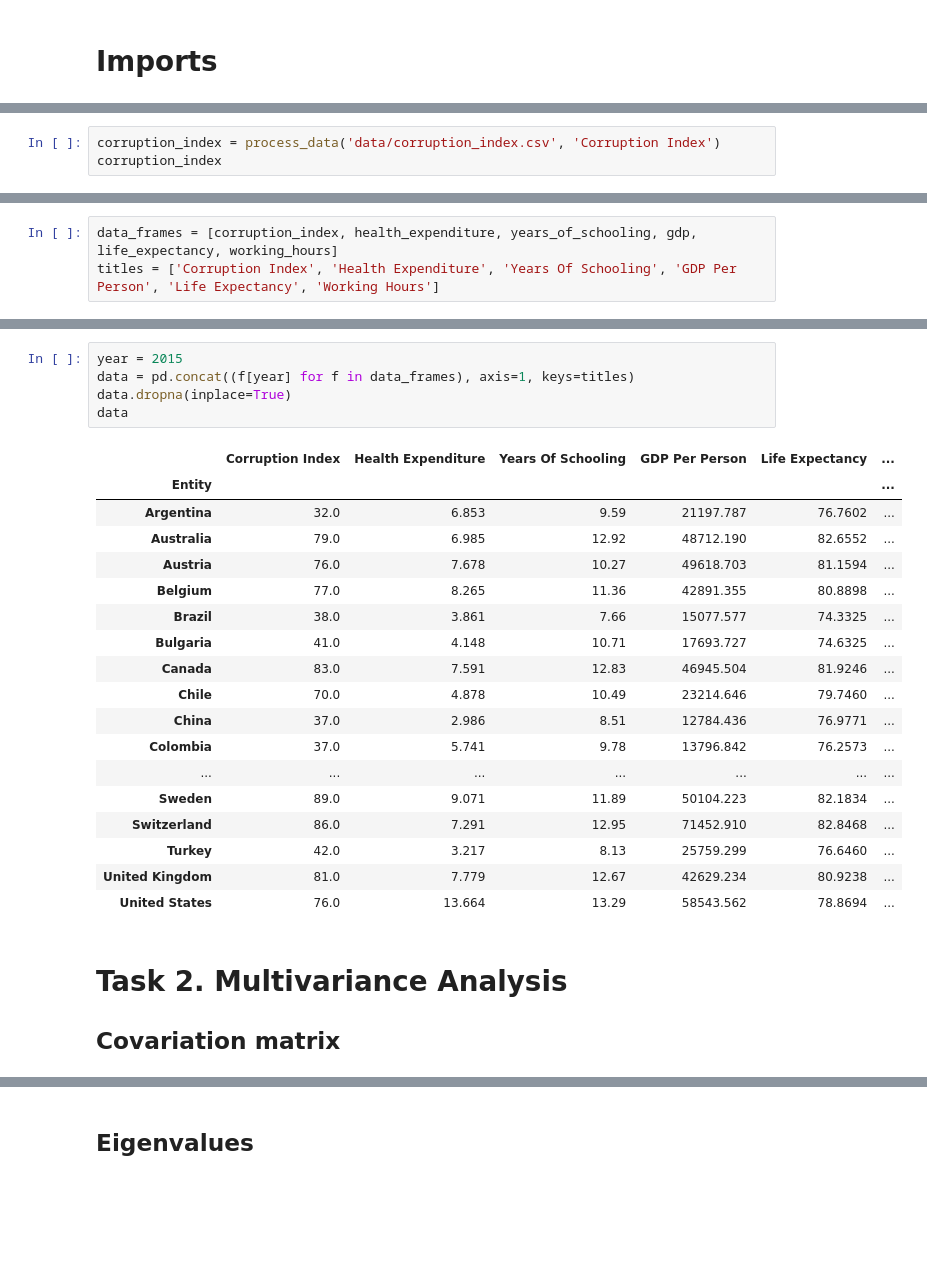
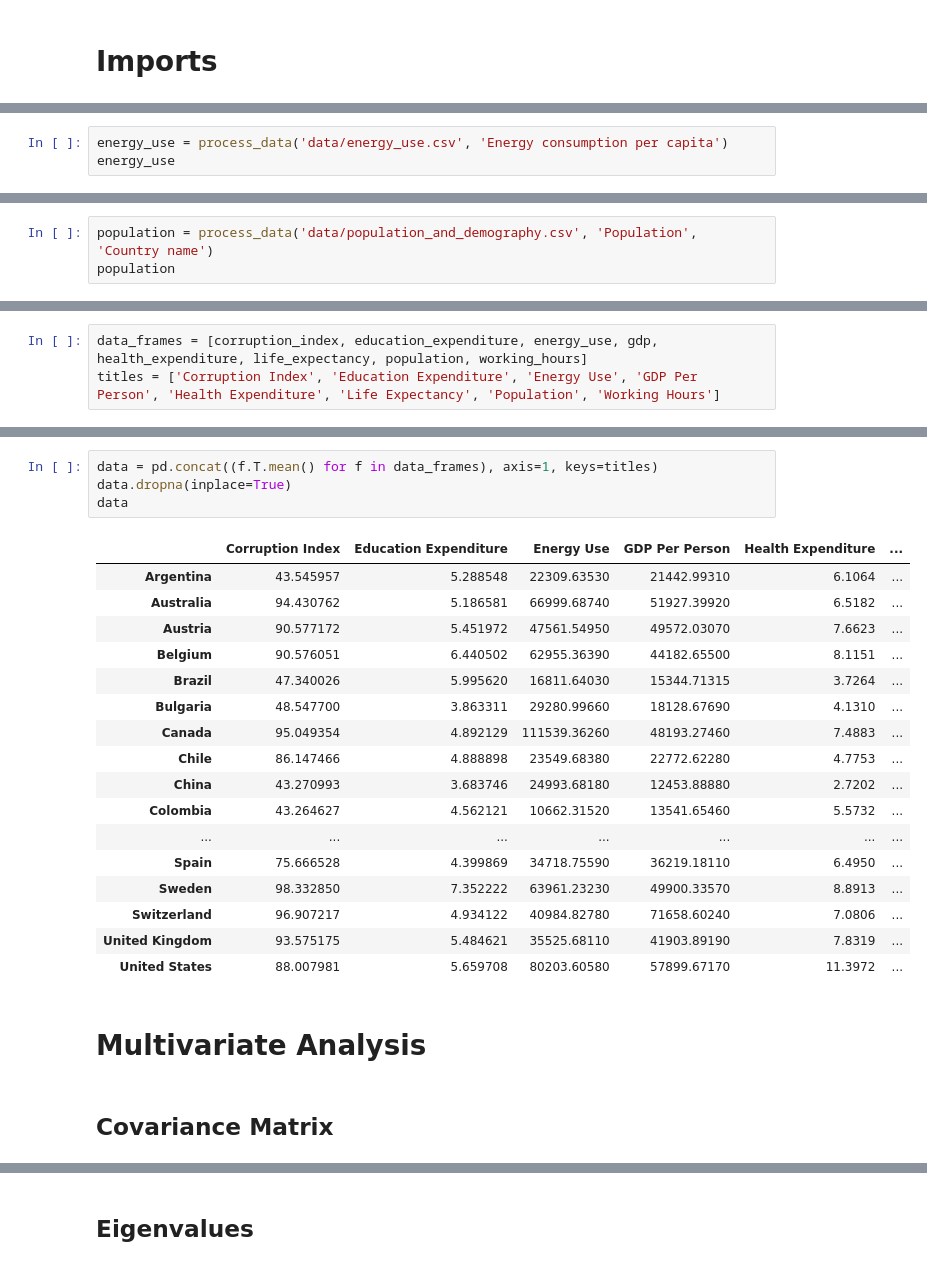
Before and after one commit to KurinAlex/DSProject, a Jupyter notebook: main.ipynb, the cells around one changed output, grey strips where cells are left out. Saved outputs shown, nothing was run; the diff lists cells and outputs as text; blank space fills up the shorter version.

```diff
--- a/main.ipynb
+++ b/main.ipynb
@@ -21,0 +116,3 @@ def process_data(file_name: str, value_column: str) -> pd.DataFrame:
+# %%
+energy_use = process_data('data/energy_use.csv', 'Energy consumption per capita')
+energy_use
@@ -99,3 +191,0 @@ years_of_schooling
-# %%
-corruption_index = process_data('data/corruption_index.csv', 'Corruption Index')
-corruption_index
@@ -116,0 +192,3 @@ corruption_index
+# %%
+population = process_data('data/population_and_demography.csv', 'Population', 'Country name')
+population
@@ -137,4 +230,4 @@ working_hours
 # %%
-data_frames = [corruption_index, health_expenditure, years_of_schooling, gdp, life_expectancy, working_hours]
-titles = ['Corruption Index', 'Health Expenditure', 'Years Of Schooling', 'GDP Per Person', 'Life Expectancy', 'Working Hours']
+data_frames = [corruption_index, education_expenditure, energy_use, gdp, health_expenditure, life_expectancy, population, working_hours]
+titles = ['Corruption Index', 'Education Expenditure', 'Energy Use', 'GDP Per Person', 'Health Expenditure', 'Life Expectancy', 'Population', 'Working Hours']
 # %% [markdown]
@@ -163,31 +264,29 @@ for r in range(rows):
 # %%
-year = 2015
-data = pd.concat((f[year] for f in data_frames), axis=1, keys=titles)
+data = pd.concat((f.T.mean() for f in data_frames), axis=1, keys=titles)
 data.dropna(inplace=True)
 data
 # %% [output]
-|  | Corruption Index | Health Expenditure | Years Of Schooling | GDP Per Person | Life Expectancy | ... |
-| Entity |  |  |  |  |  | ... |
-| Argentina | 32.0 | 6.853 | 9.59 | 21197.787 | 76.7602 | ... |
-| Australia | 79.0 | 6.985 | 12.92 | 48712.190 | 82.6552 | ... |
-| Austria | 76.0 | 7.678 | 10.27 | 49618.703 | 81.1594 | ... |
-| Belgium | 77.0 | 8.265 | 11.36 | 42891.355 | 80.8898 | ... |
-| Brazil | 38.0 | 3.861 | 7.66 | 15077.577 | 74.3325 | ... |
-| Bulgaria | 41.0 | 4.148 | 10.71 | 17693.727 | 74.6325 | ... |
-| Canada | 83.0 | 7.591 | 12.83 | 46945.504 | 81.9246 | ... |
-| Chile | 70.0 | 4.878 | 10.49 | 23214.646 | 79.7460 | ... |
-| China | 37.0 | 2.986 | 8.51 | 12784.436 | 76.9771 | ... |
-| Colombia | 37.0 | 5.741 | 9.78 | 13796.842 | 76.2573 | ... |
+|  | Corruption Index | Education Expenditure | Energy Use | GDP Per Person | Health Expenditure | ... |
+| Argentina | 43.545957 | 5.288548 | 22309.63530 | 21442.99310 | 6.1064 | ... |
+| Australia | 94.430762 | 5.186581 | 66999.68740 | 51927.39920 | 6.5182 | ... |
+| Austria | 90.577172 | 5.451972 | 47561.54950 | 49572.03070 | 7.6623 | ... |
+| Belgium | 90.576051 | 6.440502 | 62955.36390 | 44182.65500 | 8.1151 | ... |
+| Brazil | 47.340026 | 5.995620 | 16811.64030 | 15344.71315 | 3.7264 | ... |
+| Bulgaria | 48.547700 | 3.863311 | 29280.99660 | 18128.67690 | 4.1310 | ... |
+| Canada | 95.049354 | 4.892129 | 111539.36260 | 48193.27460 | 7.4883 | ... |
+| Chile | 86.147466 | 4.888898 | 23549.68380 | 22772.62280 | 4.7753 | ... |
+| China | 43.270993 | 3.683746 | 24993.68180 | 12453.88880 | 2.7202 | ... |
+| Colombia | 43.264627 | 4.562121 | 10662.31520 | 13541.65460 | 5.5732 | ... |
 | ... | ... | ... | ... | ... | ... | ... |
-| Sweden | 89.0 | 9.071 | 11.89 | 50104.223 | 82.1834 | ... |
-| Switzerland | 86.0 | 7.291 | 12.95 | 71452.910 | 82.8468 | ... |
-| Turkey | 42.0 | 3.217 | 8.13 | 25759.299 | 76.6460 | ... |
-| United Kingdom | 81.0 | 7.779 | 12.67 | 42629.234 | 80.9238 | ... |
-| United States | 76.0 | 13.664 | 13.29 | 58543.562 | 78.8694 | ... |
+| Spain | 75.666528 | 4.399869 | 34718.75590 | 36219.18110 | 6.4950 | ... |
+| Sweden | 98.332850 | 7.352222 | 63961.23230 | 49900.33570 | 8.8913 | ... |
+| Switzerland | 96.907217 | 4.934122 | 40984.82780 | 71658.60240 | 7.0806 | ... |
+| United Kingdom | 93.575175 | 5.484621 | 35525.68110 | 41903.89190 | 7.8319 | ... |
+| United States | 88.007981 | 5.659708 | 80203.60580 | 57899.67170 | 11.3972 | ... |
 # %% [markdown]
-# Task 2. Multivariance Analysis
-
-## Covariation matrix
+# Multivariate Analysis
+# %% [markdown]
+## Covariance Matrix
 # %%
 data.cov()
 # %% [output]
```
Also changed, not shown: parts of 37 cells of this notebook, 5 other files.
